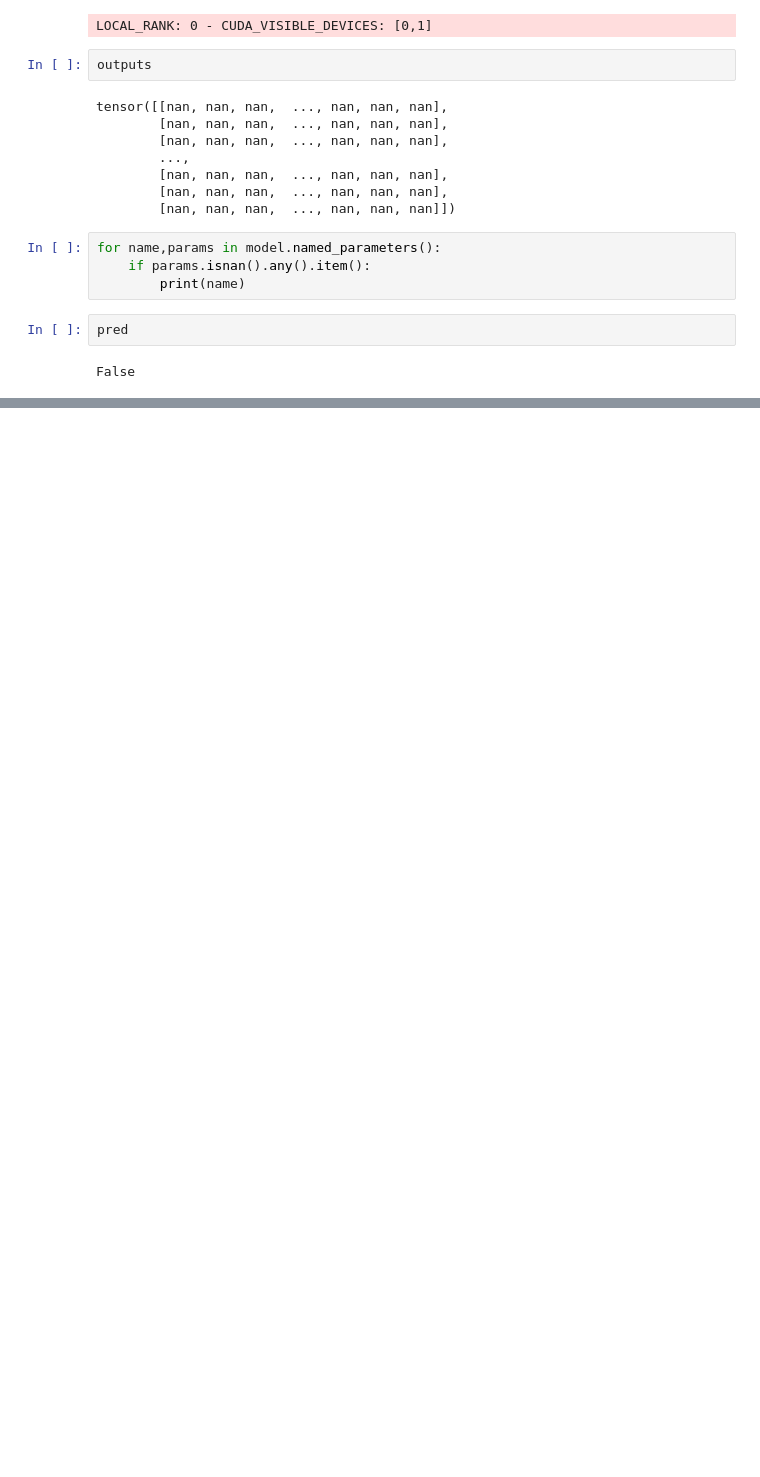
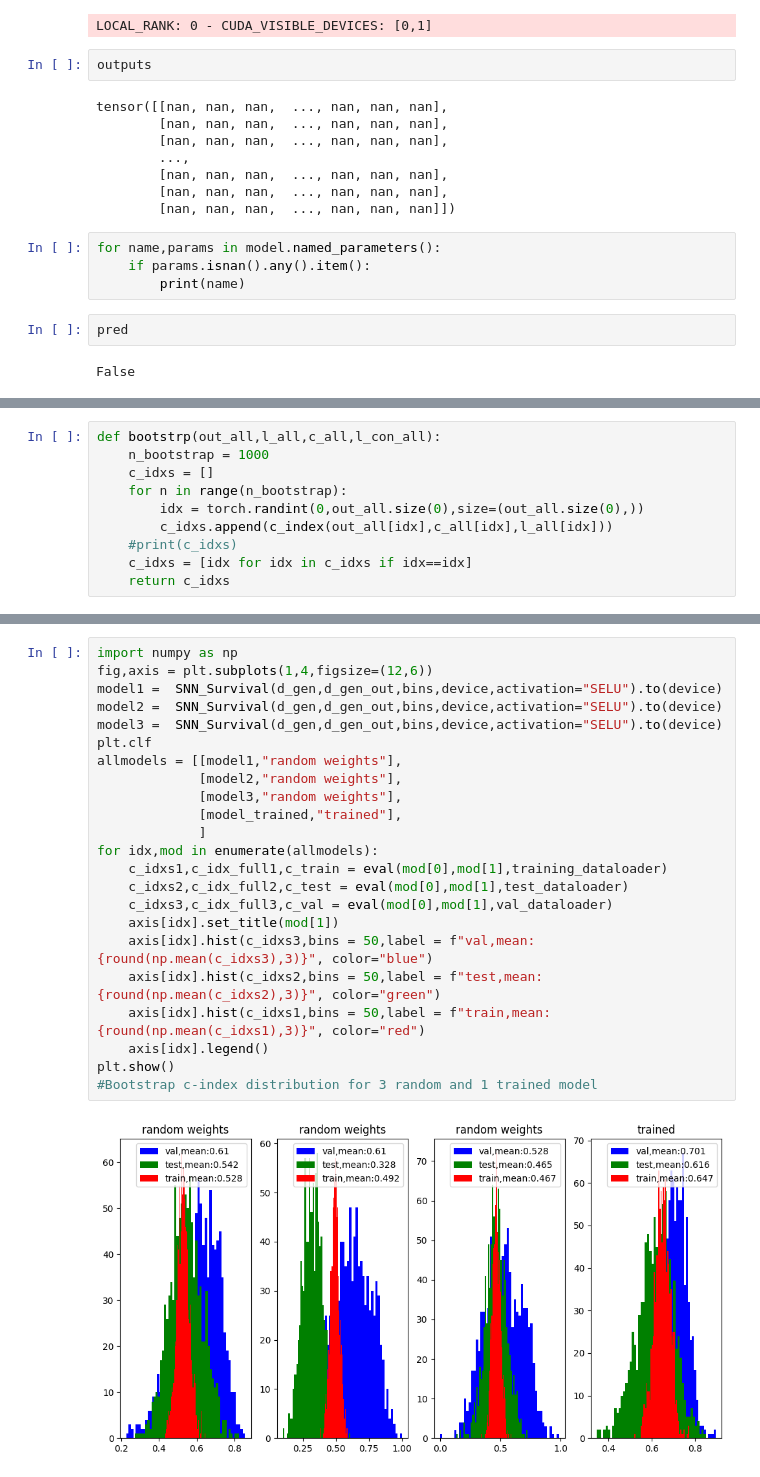
Before and after one commit to SeibelT/multimodal_survival_prediction, a Jupyter notebook: Playground.ipynb, the cells around one changed output, grey strips where cells are left out. Saved outputs shown, nothing was run; the diff lists cells and outputs as text; blank space fills up the shorter version.

```diff
--- a/Playground.ipynb
+++ b/Playground.ipynb
@@ -1010,0 +1068,10 @@ False
+# %%
+def bootstrp(out_all,l_all,c_all,l_con_all):
+    n_bootstrap = 1000
+    c_idxs = []
+    for n in range(n_bootstrap):
+        idx = torch.randint(0,out_all.size(0),size=(out_all.size(0),))
+        c_idxs.append(c_index(out_all[idx],c_all[idx],l_all[idx]))
+    #print(c_idxs)
+    c_idxs = [idx for idx in c_idxs if idx==idx]
+    return c_idxs
@@ -1010,0 +1108,25 @@ False
+# %%
+import numpy as np
+fig,axis = plt.subplots(1,4,figsize=(12,6))
+model1 =  SNN_Survival(d_gen,d_gen_out,bins,device,activation="SELU").to(device)
+model2 =  SNN_Survival(d_gen,d_gen_out,bins,device,activation="SELU").to(device)
+model3 =  SNN_Survival(d_gen,d_gen_out,bins,device,activation="SELU").to(device)
+plt.clf
+allmodels = [[model1,"random weights"],
+             [model2,"random weights"],
+             [model3,"random weights"],
+             [model_trained,"trained"],
+             ]
+for idx,mod in enumerate(allmodels):
+    c_idxs1,c_idx_full1,c_train = eval(mod[0],mod[1],training_dataloader)
+    c_idxs2,c_idx_full2,c_test = eval(mod[0],mod[1],test_dataloader)
+    c_idxs3,c_idx_full3,c_val = eval(mod[0],mod[1],val_dataloader)
+    axis[idx].set_title(mod[1])
+    axis[idx].hist(c_idxs3,bins = 50,label = f"val,mean:{round(np.mean(c_idxs3),3)}", color="blue")
+    axis[idx].hist(c_idxs2,bins = 50,label = f"test,mean:{round(np.mean(c_idxs2),3)}", color="green")
+    axis[idx].hist(c_idxs1,bins = 50,label = f"train,mean:{round(np.mean(c_idxs1),3)}", color="red")
+    axis[idx].legend()
+plt.show()
+#Bootstrap c-index distribution for 3 random and 1 trained model
+# %% [output]
+[figure, added]
```
Also changed, not shown: parts of 30 cells of this notebook, 11 other files.
